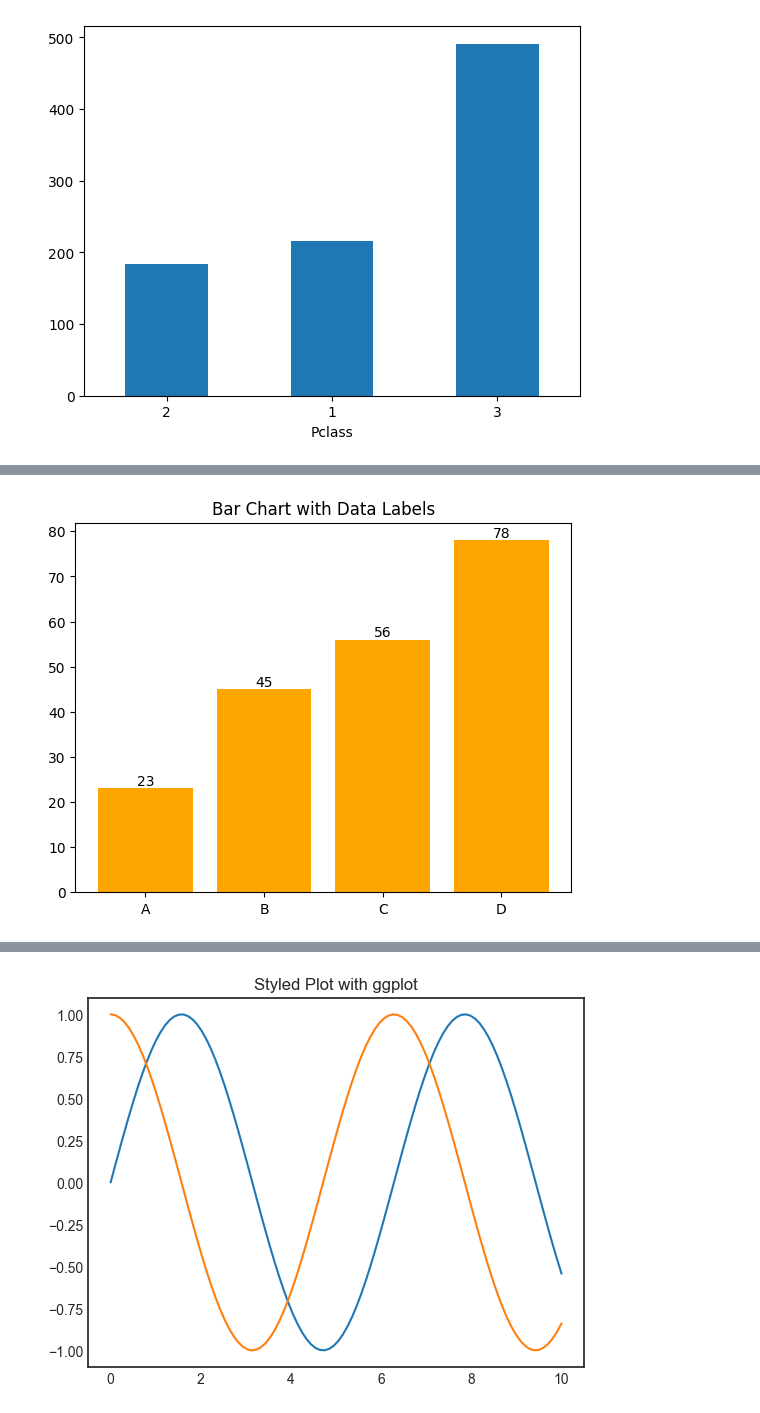
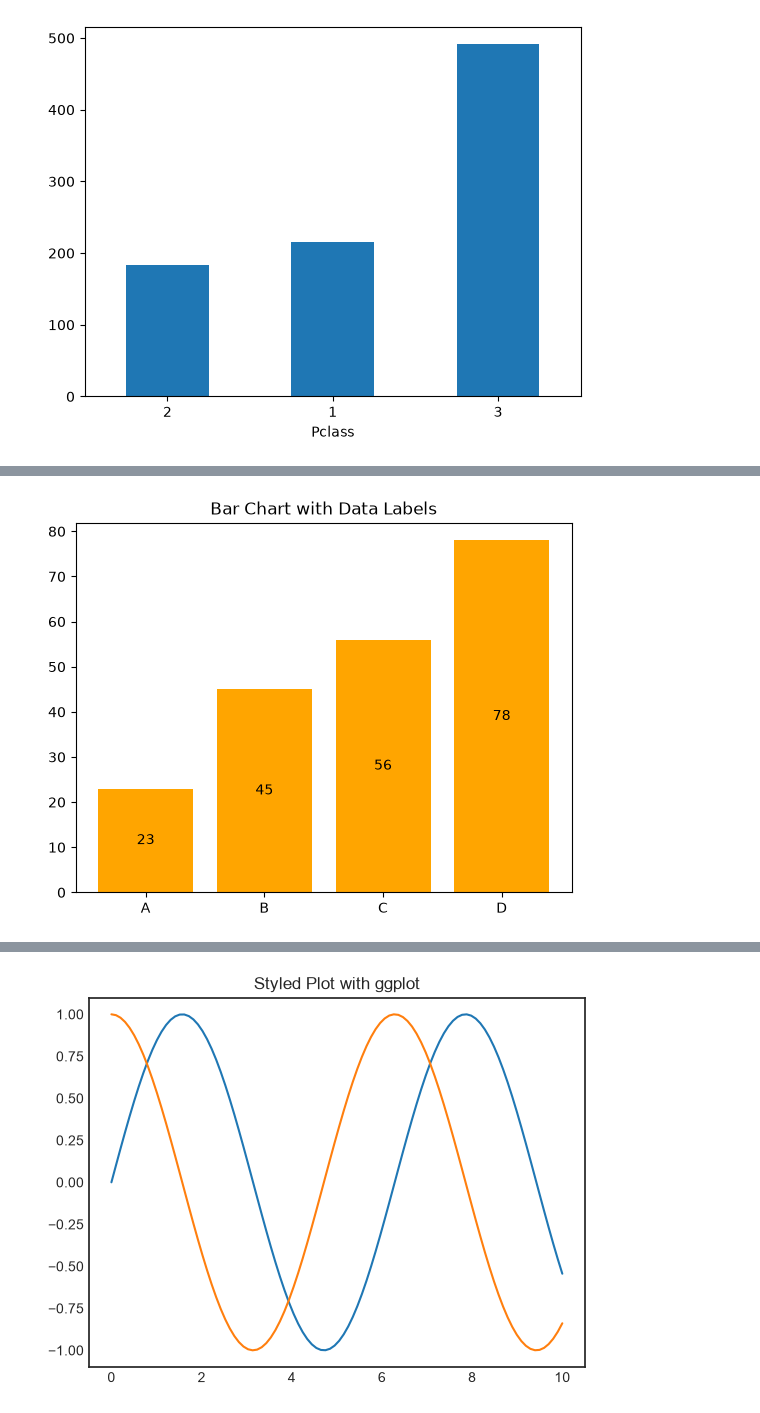
Before and after one commit to shubhamwaghmare108/B07_Python, a Jupyter notebook: Matplotlib.ipynb, the cells around one changed output, grey strips where cells are left out. Drawn from its saved outputs; the diff is of its cells as text; code cells hidden in the pictures.

```diff
--- a/Matplotlib.ipynb
+++ b/Matplotlib.ipynb
@@ -209,18 +267,18 @@ plt.show()
 # %%
 
 categories = ["A", "B", "C", "D"]
 values = [23, 45, 56, 78]
 
 fig, ax = plt.subplots()
 bars = ax.bar(categories, values, color="orange")
 
 # Add value labels
-ax.bar_label(bars, label_type="edge")
+ax.bar_label(bars, label_type="center")
 
 plt.title("Bar Chart with Data Labels")
 plt.show()
 # %% [output]
-[figure, old version]
+[figure, new version]
 # %%
 x = [1, 2, 3, 4, 5]
 y = [10, 12, 15, 20, 25]
```
Also changed, not shown: parts of 26 cells of this notebook, 30 other files.
